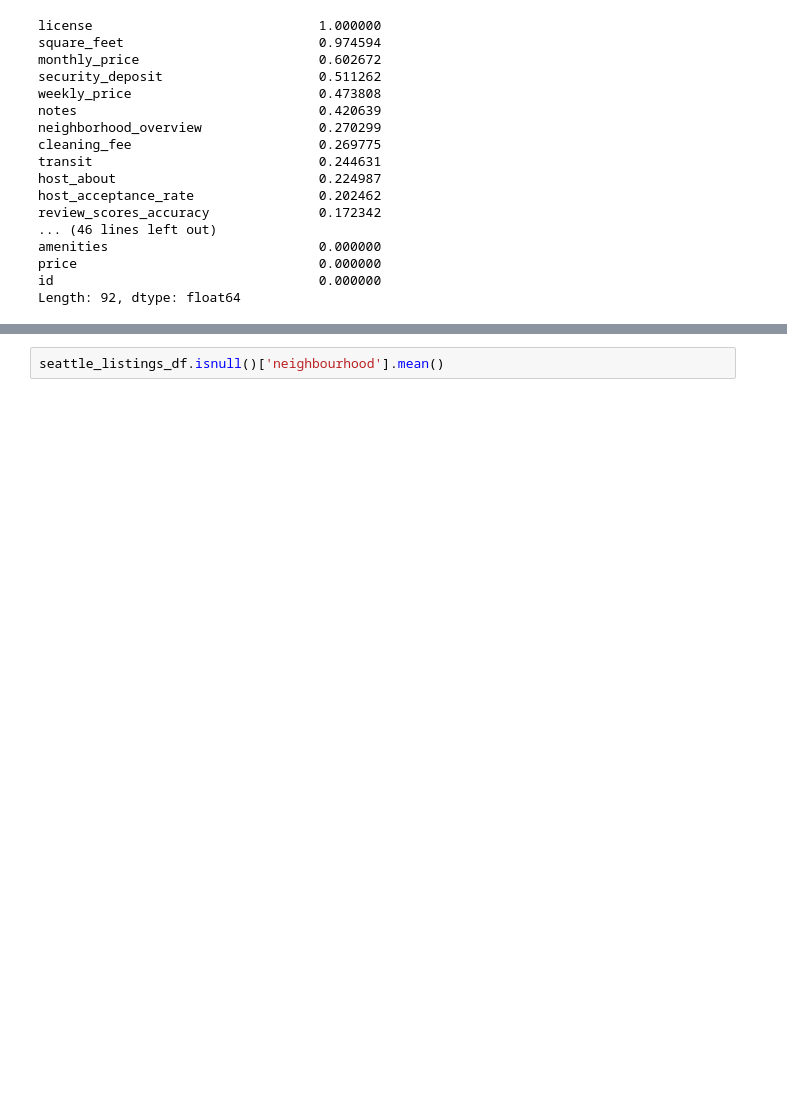
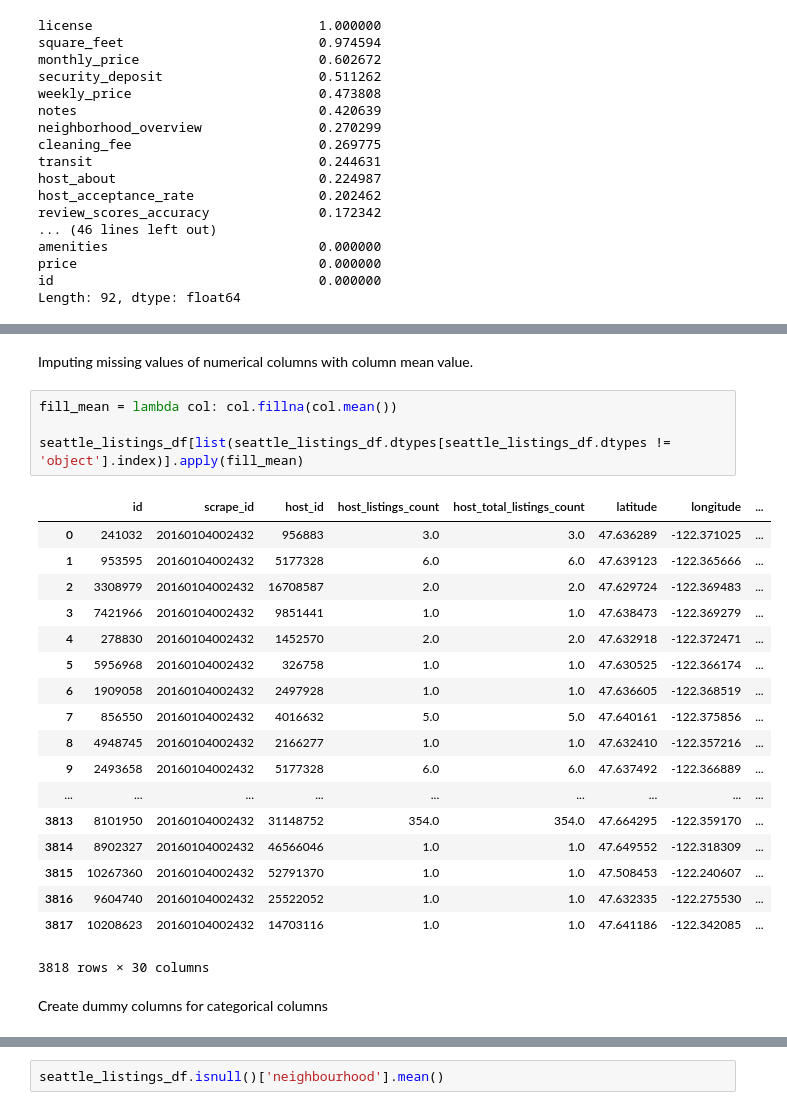
Before and after one commit to claudehotline/write_a_data_science_blog, a Jupyter notebook: Airbnb Seattle dataset.ipynb, the cells around one changed output, grey strips where cells are left out. Saved outputs shown, nothing was run; the diff lists cells and outputs as text; blank space fills up the shorter version.

```diff
--- a/Airbnb Seattle dataset.ipynb
+++ b/Airbnb Seattle dataset.ipynb
@@ -100,0 +108,27 @@ SyntaxError: invalid syntax (<ipython-input-141-fa6481fe4601>, line 6)
+# %% [markdown]
+Imputing missing values of numerical columns with column mean value.
+# %%
+fill_mean = lambda col: col.fillna(col.mean())
+
+seattle_listings_df[list(seattle_listings_df.dtypes[seattle_listings_df.dtypes != 'object'].index)].apply(fill_mean)
+# %% [output]
+|  | id | scrape_id | host_id | host_listings_count | host_total_listings_count | latitude | longitude | ... |
+| 0 | 241032 | 20160104002432 | 956883 | 3.0 | 3.0 | 47.636289 | -122.371025 | ... |
+| 1 | 953595 | 20160104002432 | 5177328 | 6.0 | 6.0 | 47.639123 | -122.365666 | ... |
+| 2 | 3308979 | 20160104002432 | 16708587 | 2.0 | 2.0 | 47.629724 | -122.369483 | ... |
+| 3 | 7421966 | 20160104002432 | 9851441 | 1.0 | 1.0 | 47.638473 | -122.369279 | ... |
+| 4 | 278830 | 20160104002432 | 1452570 | 2.0 | 2.0 | 47.632918 | -122.372471 | ... |
+| 5 | 5956968 | 20160104002432 | 326758 | 1.0 | 1.0 | 47.630525 | -122.366174 | ... |
+| 6 | 1909058 | 20160104002432 | 2497928 | 1.0 | 1.0 | 47.636605 | -122.368519 | ... |
+| 7 | 856550 | 20160104002432 | 4016632 | 5.0 | 5.0 | 47.640161 | -122.375856 | ... |
+| 8 | 4948745 | 20160104002432 | 2166277 | 1.0 | 1.0 | 47.632410 | -122.357216 | ... |
+| 9 | 2493658 | 20160104002432 | 5177328 | 6.0 | 6.0 | 47.637492 | -122.366889 | ... |
+| ... | ... | ... | ... | ... | ... | ... | ... | ... |
+| 3813 | 8101950 | 20160104002432 | 31148752 | 354.0 | 354.0 | 47.664295 | -122.359170 | ... |
+| 3814 | 8902327 | 20160104002432 | 46566046 | 1.0 | 1.0 | 47.649552 | -122.318309 | ... |
+| 3815 | 10267360 | 20160104002432 | 52791370 | 1.0 | 1.0 | 47.508453 | -122.240607 | ... |
+| 3816 | 9604740 | 20160104002432 | 25522052 | 1.0 | 1.0 | 47.632335 | -122.275530 | ... |
+| 3817 | 10208623 | 20160104002432 | 14703116 | 1.0 | 1.0 | 47.641186 | -122.342085 | ... |
+3818 rows × 30 columns
+# %% [markdown]
+Create dummy columns for categorical columns
```
Also changed, not shown: parts of 17 cells of this notebook.
